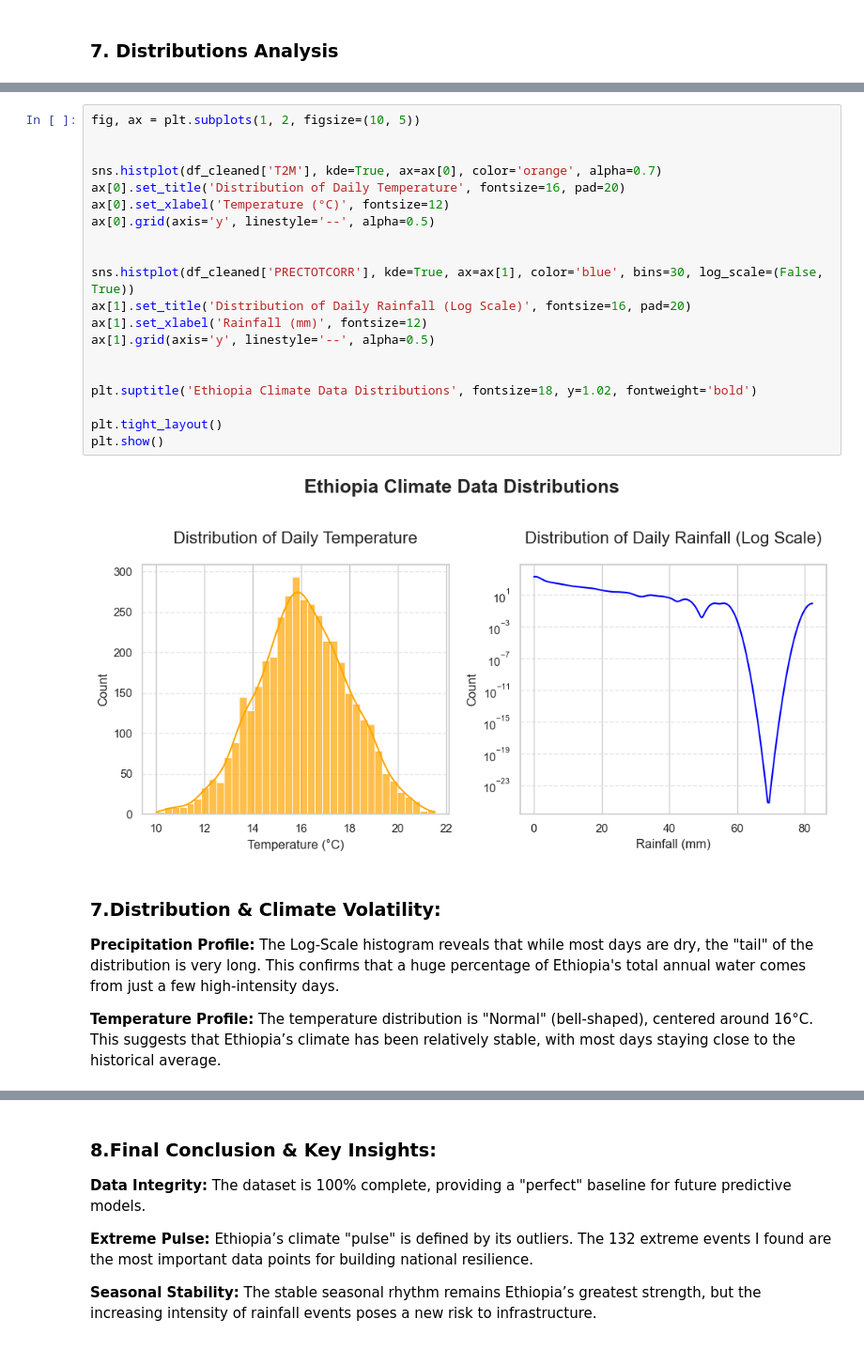
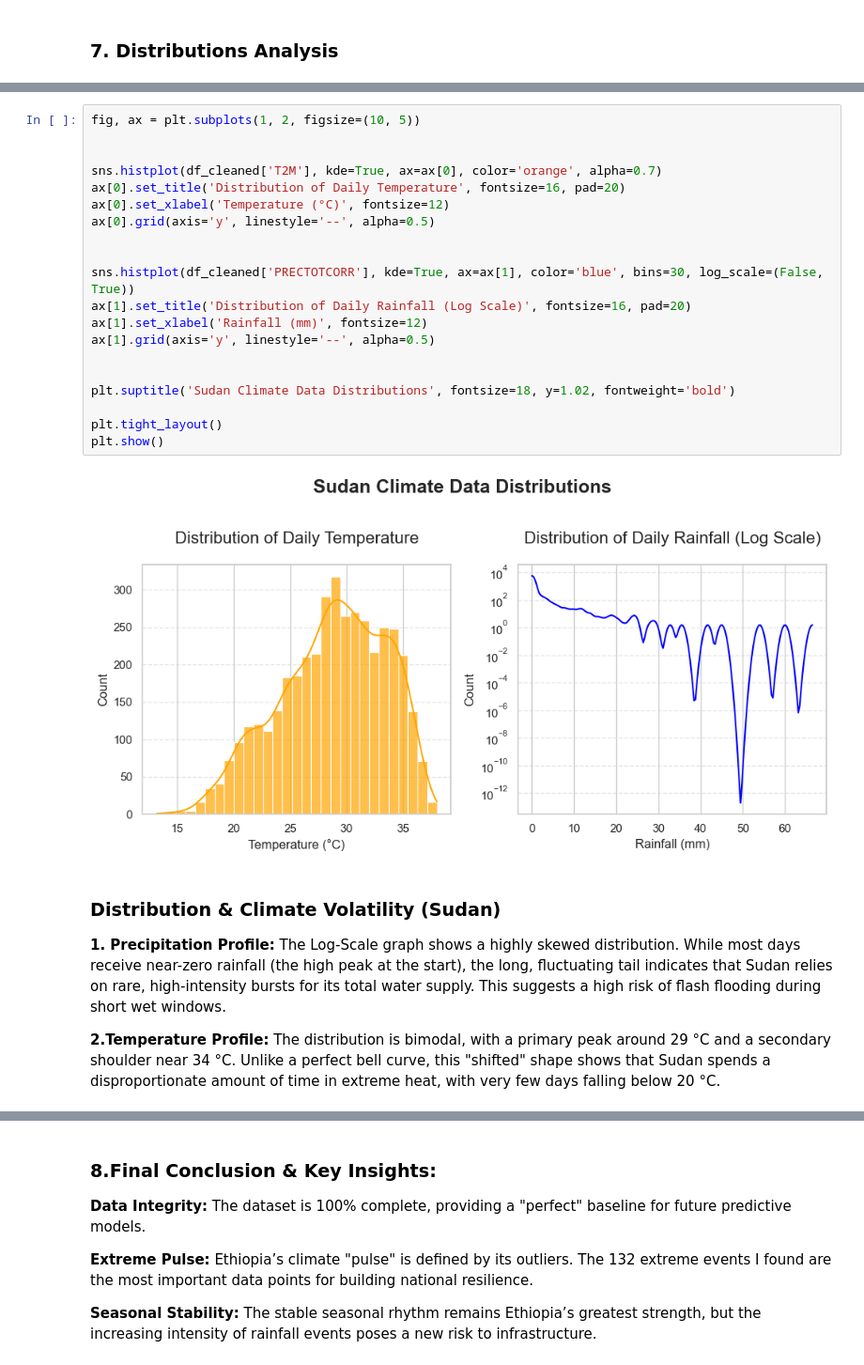
Before and after one commit to SimretAbebe/climate-challenge-week0, a Jupyter notebook: notebooks/sudan_eda.ipynb, the cells around one changed output, grey strips where cells are left out. Shown at 94% size. Cells and saved outputs as stored; diff of their text form.

Commit message:
docs: add distribution analysis and statistical interpretation for Sudan

```diff
--- a/notebooks/sudan_eda.ipynb
+++ b/notebooks/sudan_eda.ipynb
@@ -388,30 +388,31 @@ plt.show()
 # %%
 fig, ax = plt.subplots(1, 2, figsize=(10, 5))
 
 
 sns.histplot(df_cleaned['T2M'], kde=True, ax=ax[0], color='orange', alpha=0.7)
 ax[0].set_title('Distribution of Daily Temperature', fontsize=16, pad=20)
 ax[0].set_xlabel('Temperature (°C)', fontsize=12)
 ax[0].grid(axis='y', linestyle='--', alpha=0.5)
 
 
 sns.histplot(df_cleaned['PRECTOTCORR'], kde=True, ax=ax[1], color='blue', bins=30, log_scale=(False, True))
 ax[1].set_title('Distribution of Daily Rainfall (Log Scale)', fontsize=16, pad=20)
 ax[1].set_xlabel('Rainfall (mm)', fontsize=12)
 ax[1].grid(axis='y', linestyle='--', alpha=0.5)
 
 
-plt.suptitle('Ethiopia Climate Data Distributions', fontsize=18, y=1.02, fontweight='bold')
+plt.suptitle('Sudan Climate Data Distributions', fontsize=18, y=1.02, fontweight='bold')
 
 plt.tight_layout()
 plt.show()
 # %% [output]
-[figure, old version]
+[figure, new version]
 # %% [markdown]
-### 7.Distribution & Climate Volatility:
-**Precipitation Profile:** The Log-Scale histogram reveals that while most days are dry, the "tail" of the distribution is very long. This confirms that a huge percentage of Ethiopia's total annual water comes from just a few high-intensity days.
+### Distribution & Climate Volatility (Sudan)
 
-**Temperature Profile:** The temperature distribution is "Normal" (bell-shaped), centered around 16°C. This suggests that Ethiopia’s climate has been relatively stable, with most days staying close to the historical average.
+**1. Precipitation Profile:** The Log-Scale graph shows a highly skewed distribution. While most days receive near-zero rainfall (the high peak at the start), the long, fluctuating tail indicates that Sudan relies on rare, high-intensity bursts for its total water supply. This suggests a high risk of flash flooding during short wet windows.
+
+**2.Temperature Profile:** The distribution is bimodal, with a primary peak around 29 °C and a secondary shoulder near 34 °C. Unlike a perfect bell curve, this "shifted" shape shows that Sudan spends a disproportionate amount of time in extreme heat, with very few days falling below 20 °C.
 # %%
 plt.figure(figsize=(10, 5))
 
```
Also changed, not shown: parts of 3 cells of this notebook.
